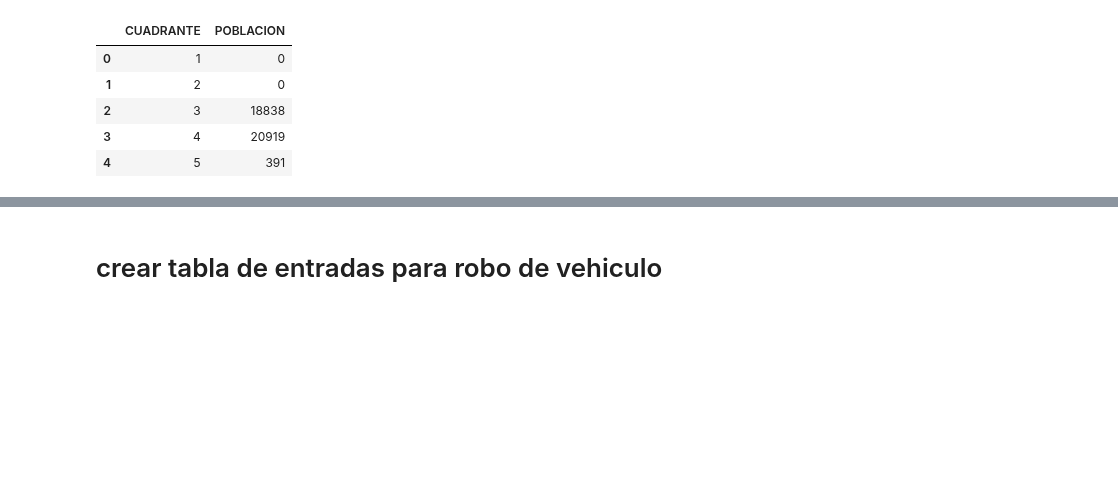
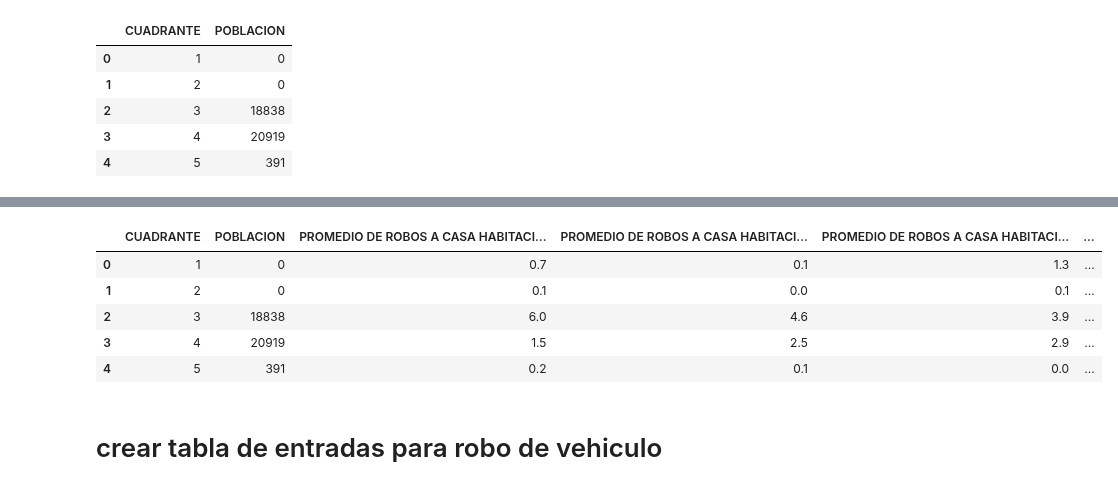
Before and after one commit to CLA-TI3001C-AD2025-G100/A01563230-EDA, a Jupyter notebook: FICOSEC.ipynb, the cells around one changed output, grey strips where cells are left out. Cells and saved outputs as stored; diff of their text form; code cells hidden in the pictures; blank space fills up the shorter version.

```diff
--- a/FICOSEC.ipynb
+++ b/FICOSEC.ipynb
@@ -369,3 +371,15 @@ cuadrantes_casahabitacion.head()
+# %%
+# eliminar todas las columnas menos CUADRANTE, POBLACION y las de PROMEDIO DE ROBOS A CASA HABITACION MES 1 hasta PROMEDIO DE ROBOS A CASA HABITACION MES 12
+columnas_a_conservar = ['CUADRANTE', 'POBLACION'] + [f'PROMEDIO DE ROBOS A CASA HABITACION MES {mes}' for mes in range(1, 13)]
+cuadrantes_casahabitacion = cuadrantes_casahabitacion[columnas_a_conservar]
+cuadrantes_casahabitacion.head()
+# %% [output]
+|  | CUADRANTE | POBLACION | PROMEDIO DE ROBOS A CASA HABITACI... | PROMEDIO DE ROBOS A CASA HABITACI... | PROMEDIO DE ROBOS A CASA HABITACI... | ... |
+| 0 | 1 | 0 | 0.7 | 0.1 | 1.3 | ... |
+| 1 | 2 | 0 | 0.1 | 0.0 | 0.1 | ... |
+| 2 | 3 | 18838 | 6.0 | 4.6 | 3.9 | ... |
+| 3 | 4 | 20919 | 1.5 | 2.5 | 2.9 | ... |
+| 4 | 5 | 391 | 0.2 | 0.1 | 0.0 | ... |
 # %%
 # exportar cuadrantes_casahabitacion a un archivo csv
 cuadrantes_casahabitacion.to_csv("cuadrantes_casahabitacion.csv", index=False)
```
Also changed, not shown: parts of 21 cells of this notebook, 3 other files.
